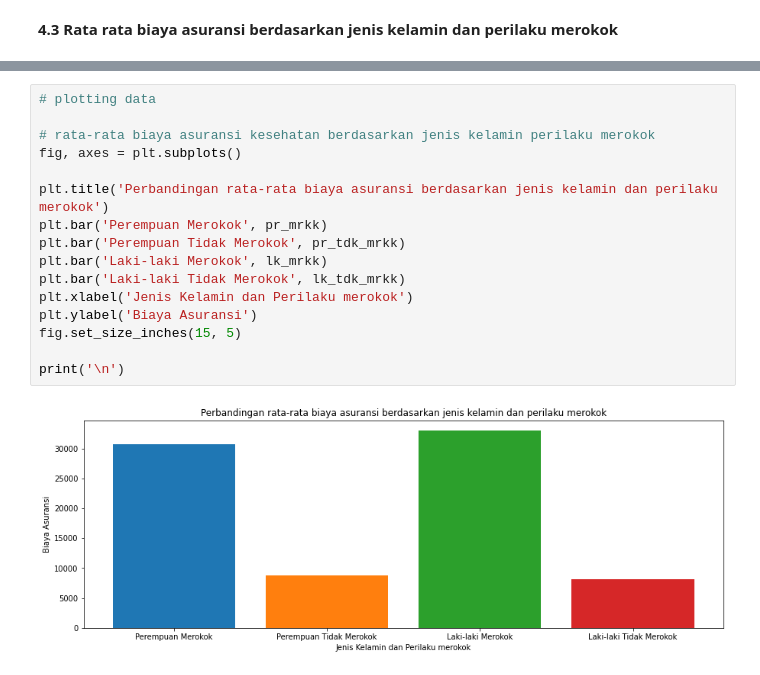
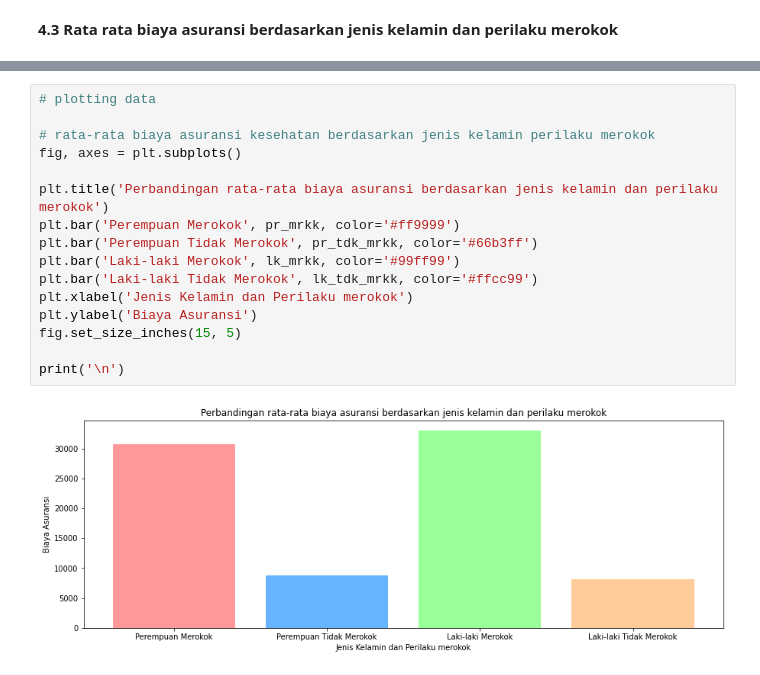
Before and after one commit to andrinur13/kuliah_bigdata, a Jupyter notebook: 1800018190.ipynb, the cells around one changed output, grey strips where cells are left out. Saved outputs shown, nothing was run; the diff lists cells and outputs as text.

```diff
--- a/1800018190.ipynb
+++ b/1800018190.ipynb
@@ -424,18 +441,18 @@ print('\n')
 # %%
 # plotting data
 
 # rata-rata biaya asuransi kesehatan berdasarkan jenis kelamin perilaku merokok
 fig, axes = plt.subplots()
 
 plt.title('Perbandingan rata-rata biaya asuransi berdasarkan jenis kelamin dan perilaku merokok')
-plt.bar('Perempuan Merokok', pr_mrkk)
-plt.bar('Perempuan Tidak Merokok', pr_tdk_mrkk)
-plt.bar('Laki-laki Merokok', lk_mrkk)
-plt.bar('Laki-laki Tidak Merokok', lk_tdk_mrkk)
+plt.bar('Perempuan Merokok', pr_mrkk, color='#ff9999')
+plt.bar('Perempuan Tidak Merokok', pr_tdk_mrkk, color='#66b3ff')
+plt.bar('Laki-laki Merokok', lk_mrkk, color='#99ff99')
+plt.bar('Laki-laki Tidak Merokok', lk_tdk_mrkk, color='#ffcc99')
 plt.xlabel('Jenis Kelamin dan Perilaku merokok')
 plt.ylabel('Biaya Asuransi')
 fig.set_size_inches(15, 5)
 
 print('\n')
 # %% [output]
-[figure, old version]
+[figure, new version]
```
Also changed, not shown: parts of 16 cells of this notebook.
